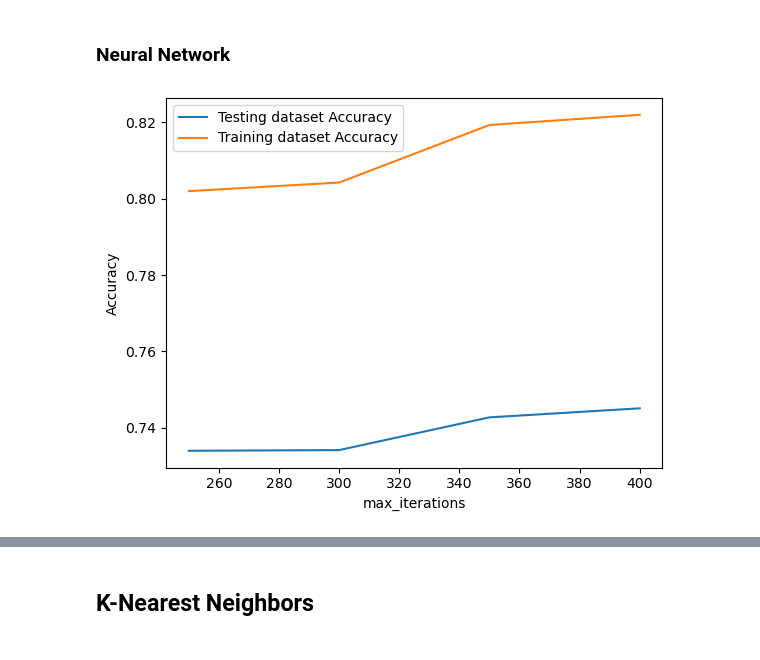
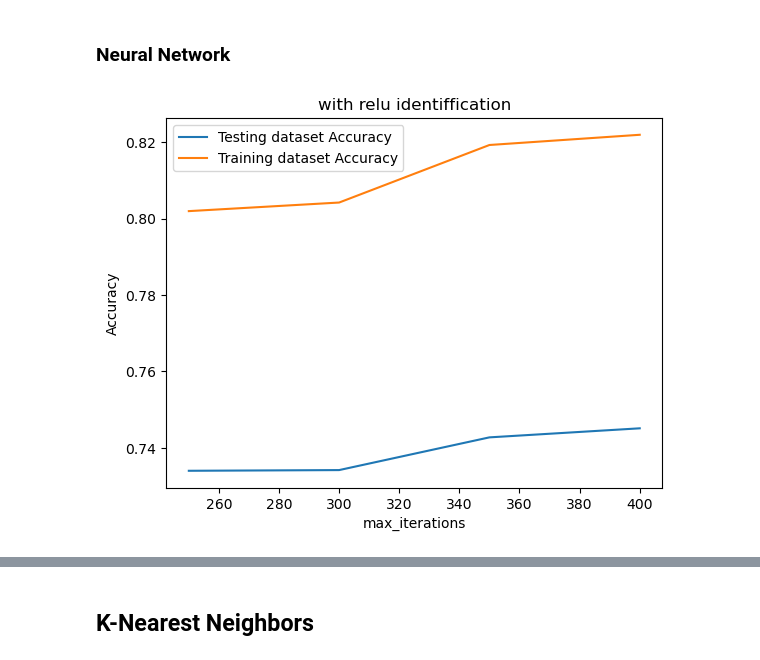
Before and after one commit to AlbertNg02/food-insecurity-prediction, a Jupyter notebook: data_explore.ipynb, the cells around one changed output, grey strips where cells are left out. Saved outputs shown, nothing was run; the diff lists cells and outputs as text; code cells hidden in the pictures.

```diff
--- a/data_explore.ipynb
+++ b/data_explore.ipynb
@@ -518,34 +526,36 @@ NameError: name 'np' is not defined
 # %% [markdown]
 ### Neural Network
 # %%
-# from sklearn.neural_network import MLPClassifier
-# mlp_model = make_pipeline(preprocessor, MLPClassifier(random_state=1, max_iter=300))
-# _ = mlp_model.fit(data_train, target_train)
-# mlp_model.predict(data_test)
-# mlp_model.score(data_test, target_test)
+from sklearn.neural_network import MLPClassifier
+mlp_model = make_pipeline(preprocessor, MLPClassifier(random_state=1, max_iter=300))
+_ = mlp_model.fit(data_train, target_train)
+mlp_model.predict(data_test)
+mlp_model.score(data_test, target_test)
 # %%
 import numpy as np
+from sklearn.neural_network import MLPClassifier
 max_iteration = np.arange(250,450,50)
 train_accuracy = np.empty(len(max_iteration))
 test_accuracy = np.empty(len(max_iteration))
 
 # Loop over K values
 for i, k in enumerate(max_iteration):
     mlp_model = make_pipeline(preprocessor, MLPClassifier(random_state=1, max_iter=k))
     _ = mlp_model.fit(data_train, target_train)
     mlp_model.predict(data_test)
     train_accuracy[i] = mlp_model.score(data_train, target_train)
     test_accuracy[i] = mlp_model.score(data_test, target_test)
 
 
 # Generate plot
+plt.title("with relu identiffication")
 plt.plot(max_iteration, test_accuracy, label = 'Testing dataset Accuracy')
 plt.plot(max_iteration, train_accuracy, label = 'Training dataset Accuracy')
 
 plt.legend()
 plt.xlabel('max_iterations')
 plt.ylabel('Accuracy')
 plt.show()
 highest_accuracy["high_mlp"] = max(test_accuracy)
 # %% [output]
-[figure, old version]
+[figure, new version]
```
Also changed, not shown: parts of 8 cells of this notebook.
